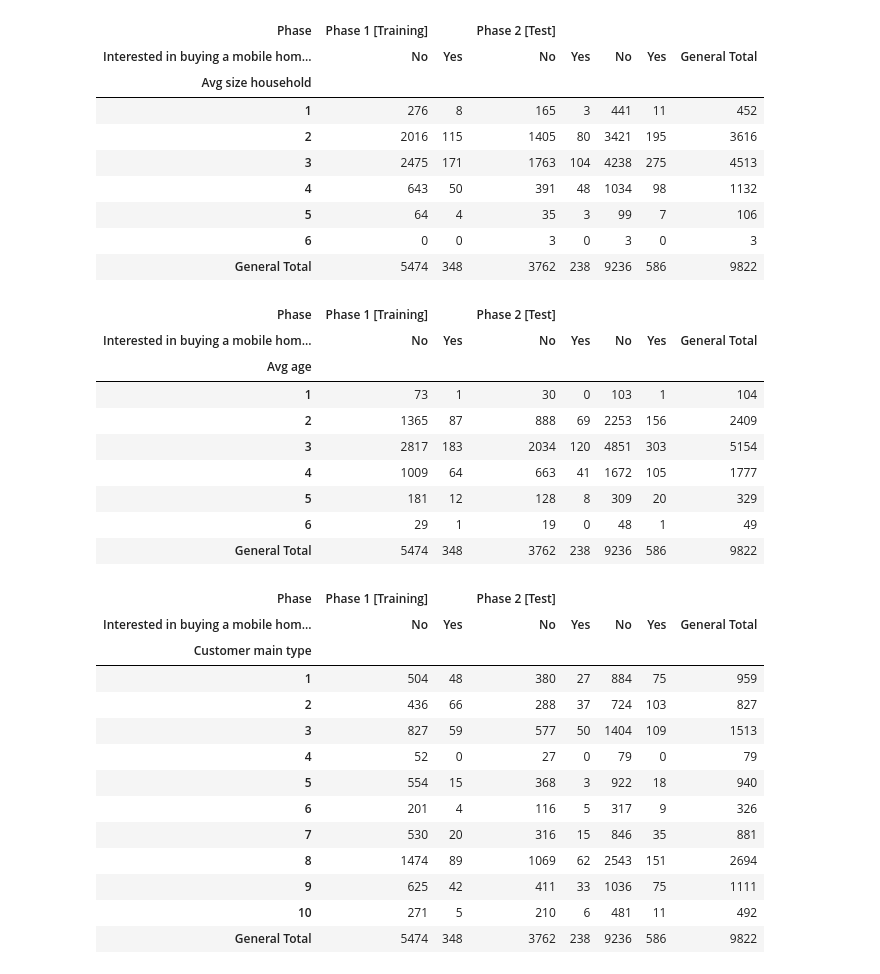
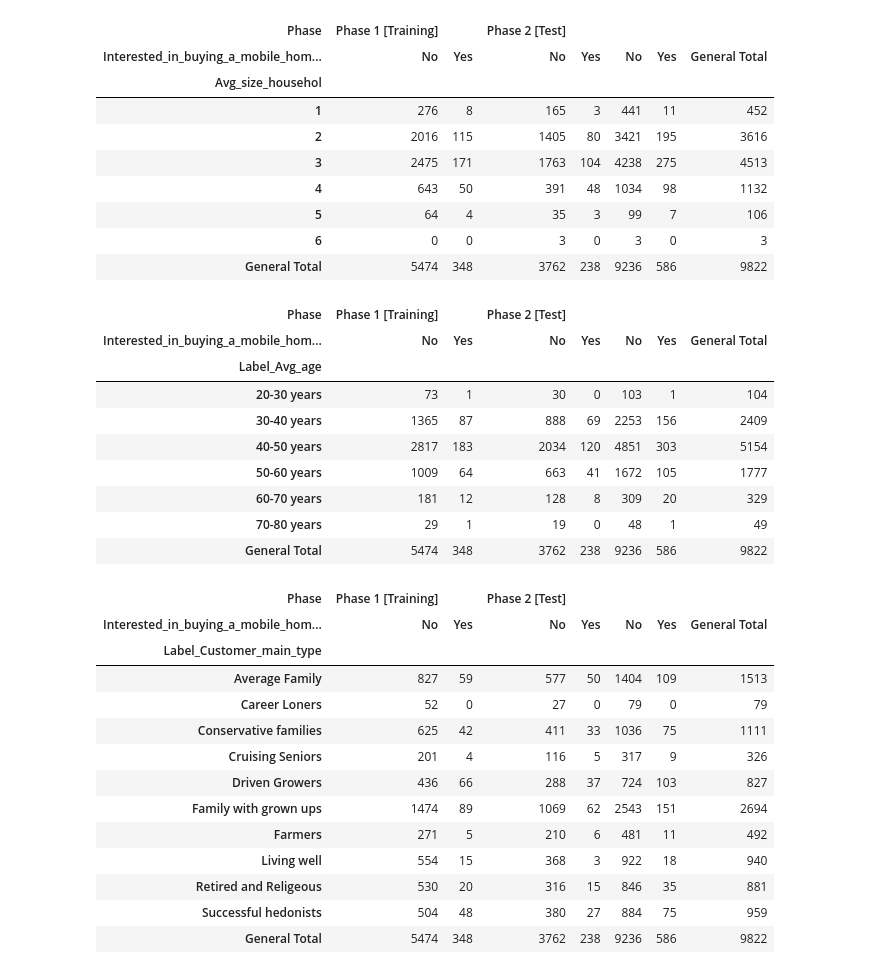
Before and after one commit to mamurciac/InsuranceCompanyPurchasePredictor, a Jupyter notebook: Análisis Preliminar de Datos.ipynb, the cells around one changed output. Cells and saved outputs as stored; diff of their text form; code cells hidden in the pictures.

```diff
--- a/Análisis Preliminar de Datos.ipynb
+++ b/Análisis Preliminar de Datos.ipynb
@@ -105,6 +129,6 @@ pivotTablesList["Number of social security insurance policies"] = buildCountingP
 display(pivotTablesList["Number of social security insurance policies"])
 # %%
-pivotTablesList["Customer Subtype"] = buildCountingPivotTable(fullDatasetFile, nombreColumnaSalida, "Customer Subtype", nombreColumnaDuplicadaSalida, nombreColumnaFase)
+pivotTablesList["Customer Subtype"] = buildCountingPivotTable(labeledDatasetFile, nombreColumnaSalida, "Label_Customer_Subtype", nombreColumnaDuplicadaSalida, nombreColumnaFase)
 display(pivotTablesList["Customer Subtype"])
 # %% [output]
 | Phase | Phase 1 [Training] |  | Phase 2 [Test] |  |  |  |  |
@@ -128,6 +152,6 @@ display(pivotTablesList["Customer Subtype"])
 | General Total | 5474 | 348 | 3762 | 238 | 9236 | 586 | 9822 |
 # %%
-pivotTablesList["Number of houses"] = buildCountingPivotTable(fullDatasetFile, nombreColumnaSalida, "Number of houses", nombreColumnaDuplicadaSalida, nombreColumnaFase)
+pivotTablesList["Number of houses"] = buildCountingPivotTable(labeledDatasetFile, nombreColumnaSalida, "Number_of_houses", nombreColumnaDuplicadaSalida, nombreColumnaFase)
 display(pivotTablesList["Number of houses"])
 # %% [output]
 | Phase | Phase 1 [Training] |  | Phase 2 [Test] |  |  |  |  |
@@ -144,12 +168,12 @@ display(pivotTablesList["Number of houses"])
 | 10 | 1 | 0 | 1 | 0 | 2 | 0 | 2 |
 | General Total | 5474 | 348 | 3762 | 238 | 9236 | 586 | 9822 |
 # %%
-pivotTablesList["Avg size household"] = buildCountingPivotTable(fullDatasetFile, nombreColumnaSalida, "Avg size household", nombreColumnaDuplicadaSalida, nombreColumnaFase)
-display(pivotTablesList["Avg size household"])
+pivotTablesList["Avg size househol"] = buildCountingPivotTable(labeledDatasetFile, nombreColumnaSalida, "Avg_size_househol", nombreColumnaDuplicadaSalida, nombreColumnaFase)
+display(pivotTablesList["Avg size househol"])
 # %% [output]
 | Phase | Phase 1 [Training] |  | Phase 2 [Test] |  |  |  |  |
-| Interested in buying a mobile hom... | No | Yes | No | Yes | No | Yes | General Total |
-| Avg size household |  |  |  |  |  |  |  |
+| Interested_in_buying_a_mobile_hom... | No | Yes | No | Yes | No | Yes | General Total |
+| Avg_size_househol |  |  |  |  |  |  |  |
 | 1 | 276 | 8 | 165 | 3 | 441 | 11 | 452 |
 | 2 | 2016 | 115 | 1405 | 80 | 3421 | 195 | 3616 |
 | 3 | 2475 | 171 | 1763 | 104 | 4238 | 275 | 4513 |
@@ -158,35 +182,35 @@ display(pivotTablesList["Avg size household"])
 | 6 | 0 | 0 | 3 | 0 | 3 | 0 | 3 |
 | General Total | 5474 | 348 | 3762 | 238 | 9236 | 586 | 9822 |
 # %%
-pivotTablesList["Avg age"] = buildCountingPivotTable(fullDatasetFile, nombreColumnaSalida, "Avg age", nombreColumnaDuplicadaSalida, nombreColumnaFase)
+pivotTablesList["Avg age"] = buildCountingPivotTable(labeledDatasetFile, nombreColumnaSalida, "Label_Avg_age", nombreColumnaDuplicadaSalida, nombreColumnaFase)
 display(pivotTablesList["Avg age"])
 # %% [output]
 | Phase | Phase 1 [Training] |  | Phase 2 [Test] |  |  |  |  |
-| Interested in buying a mobile hom... | No | Yes | No | Yes | No | Yes | General Total |
-| Avg age |  |  |  |  |  |  |  |
-| 1 | 73 | 1 | 30 | 0 | 103 | 1 | 104 |
-| 2 | 1365 | 87 | 888 | 69 | 2253 | 156 | 2409 |
-| 3 | 2817 | 183 | 2034 | 120 | 4851 | 303 | 5154 |
-| 4 | 1009 | 64 | 663 | 41 | 1672 | 105 | 1777 |
-| 5 | 181 | 12 | 128 | 8 | 309 | 20 | 329 |
-| 6 | 29 | 1 | 19 | 0 | 48 | 1 | 49 |
+| Interested_in_buying_a_mobile_hom... | No | Yes | No | Yes | No | Yes | General Total |
+| Label_Avg_age |  |  |  |  |  |  |  |
+| 20-30 years | 73 | 1 | 30 | 0 | 103 | 1 | 104 |
+| 30-40 years | 1365 | 87 | 888 | 69 | 2253 | 156 | 2409 |
+| 40-50 years | 2817 | 183 | 2034 | 120 | 4851 | 303 | 5154 |
+| 50-60 years | 1009 | 64 | 663 | 41 | 1672 | 105 | 1777 |
+| 60-70 years | 181 | 12 | 128 | 8 | 309 | 20 | 329 |
+| 70-80 years | 29 | 1 | 19 | 0 | 48 | 1 | 49 |
 | General Total | 5474 | 348 | 3762 | 238 | 9236 | 586 | 9822 |
 # %%
-pivotTablesList["Customer main type"] = buildCountingPivotTable(fullDatasetFile, nombreColumnaSalida, "Customer main type", nombreColumnaDuplicadaSalida, nombreColumnaFase)
+pivotTablesList["Customer main type"] = buildCountingPivotTable(labeledDatasetFile, nombreColumnaSalida, "Label_Customer_main_type", nombreColumnaDuplicadaSalida, nombreColumnaFase)
 display(pivotTablesList["Customer main type"])
 # %% [output]
 | Phase | Phase 1 [Training] |  | Phase 2 [Test] |  |  |  |  |
-| Interested in buying a mobile hom... | No | Yes | No | Yes | No | Yes | General Total |
-| Customer main type |  |  |  |  |  |  |  |
-| 1 | 504 | 48 | 380 | 27 | 884 | 75 | 959 |
-| 2 | 436 | 66 | 288 | 37 | 724 | 103 | 827 |
-| 3 | 827 | 59 | 577 | 50 | 1404 | 109 | 1513 |
-| 4 | 52 | 0 | 27 | 0 | 79 | 0 | 79 |
-| 5 | 554 | 15 | 368 | 3 | 922 | 18 | 940 |
-| 6 | 201 | 4 | 116 | 5 | 317 | 9 | 326 |
-| 7 | 530 | 20 | 316 | 15 | 846 | 35 | 881 |
-| 8 | 1474 | 89 | 1069 | 62 | 2543 | 151 | 2694 |
-| 9 | 625 | 42 | 411 | 33 | 1036 | 75 | 1111 |
-| 10 | 271 | 5 | 210 | 6 | 481 | 11 | 492 |
+| Interested_in_buying_a_mobile_hom... | No | Yes | No | Yes | No | Yes | General Total |
+| Label_Customer_main_type |  |  |  |  |  |  |  |
+| Average Family | 827 | 59 | 577 | 50 | 1404 | 109 | 1513 |
+| Career Loners | 52 | 0 | 27 | 0 | 79 | 0 | 79 |
+| Conservative families | 625 | 42 | 411 | 33 | 1036 | 75 | 1111 |
+| Cruising Seniors | 201 | 4 | 116 | 5 | 317 | 9 | 326 |
+| Driven Growers | 436 | 66 | 288 | 37 | 724 | 103 | 827 |
+| Family with grown ups | 1474 | 89 | 1069 | 62 | 2543 | 151 | 2694 |
+| Farmers | 271 | 5 | 210 | 6 | 481 | 11 | 492 |
+| Living well | 554 | 15 | 368 | 3 | 922 | 18 | 940 |
+| Retired and Religeous | 530 | 20 | 316 | 15 | 846 | 35 | 881 |
+| Successful hedonists | 504 | 48 | 380 | 27 | 884 | 75 | 959 |
 | General Total | 5474 | 348 | 3762 | 238 | 9236 | 586 | 9822 |
 # %%
```
Also changed, not shown: parts of 89 cells of this notebook.
